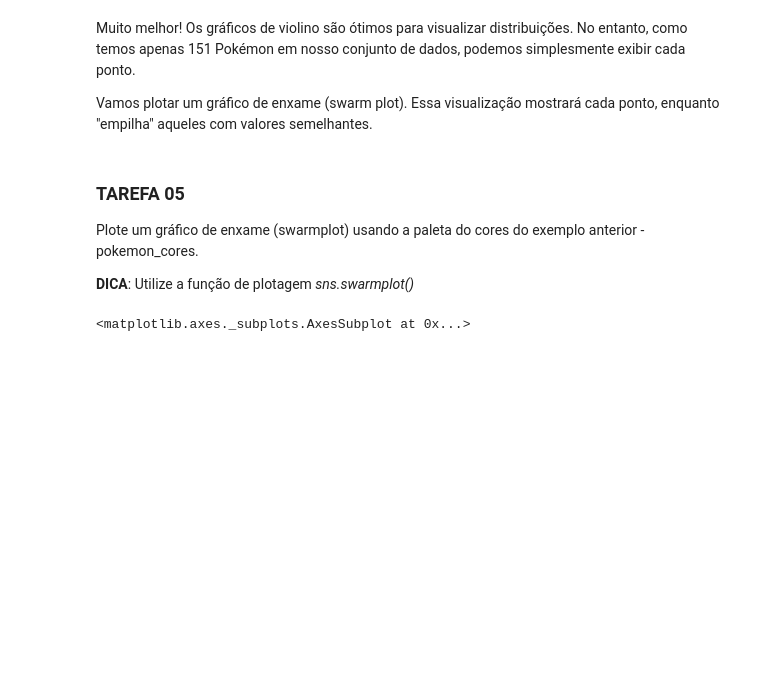
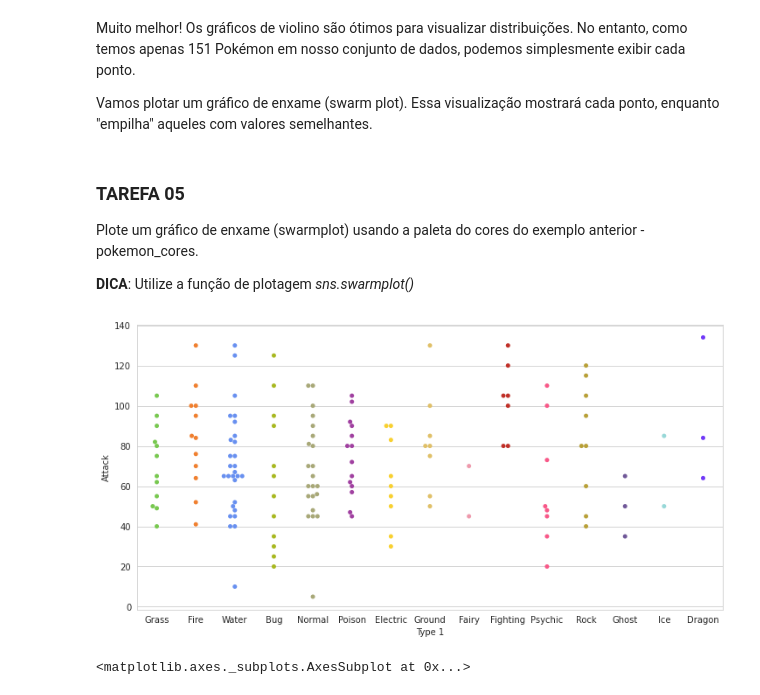
Before and after one commit to robsonbfreitas/visualizacao_exploratoria_exercicios, a Jupyter notebook: 02-exercicios-seaborn/visualizacao_com_seaborn.ipynb, the cells around one changed output. Drawn from its saved outputs; the diff is of its cells as text; code cells hidden in the pictures; blank space fills up the shorter version.

```diff
--- a/02-exercicios-seaborn/visualizacao_com_seaborn.ipynb
+++ b/02-exercicios-seaborn/visualizacao_com_seaborn.ipynb
@@ -248,6 +248,16 @@ Vamos plotar um gráfico de enxame (swarm plot). Essa visualização mostrará c
 Plote um gráfico de enxame (swarmplot) usando a paleta do cores do exemplo anterior - pokemon_cores.
 
 **DICA**: Utilize a função de plotagem *sns.swarmplot()*
+# %%
+#df_Type1 = df['Type 1']
+#teste = pd.DataFrame(df_Type1)
+#teste.head()
+plt.figure(figsize=(12,6))
+sns.set_style('whitegrid')
+ax = sns.swarmplot(data=df, palette=pokemon_cores, x='Type 1', y= 'Attack')
+#df_Type1.to_frame(name='teste')
+# %% [output]
+[figure, added]
 # %%
 # Resultado esperado (não modifique esta célula)
 # %% [output]
```
Also changed, not shown: parts of 1 cell of this notebook.
